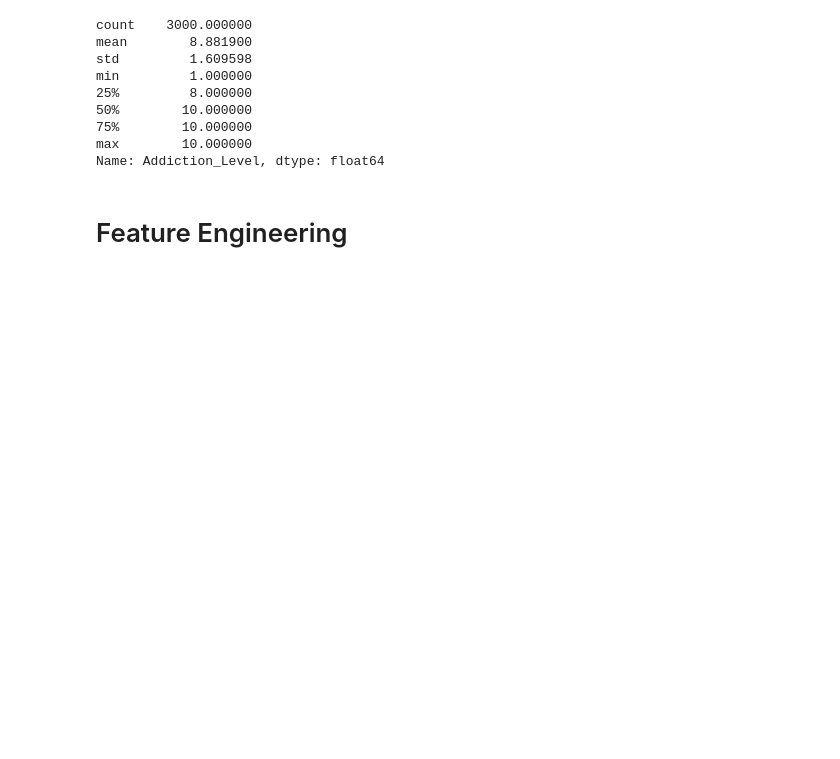
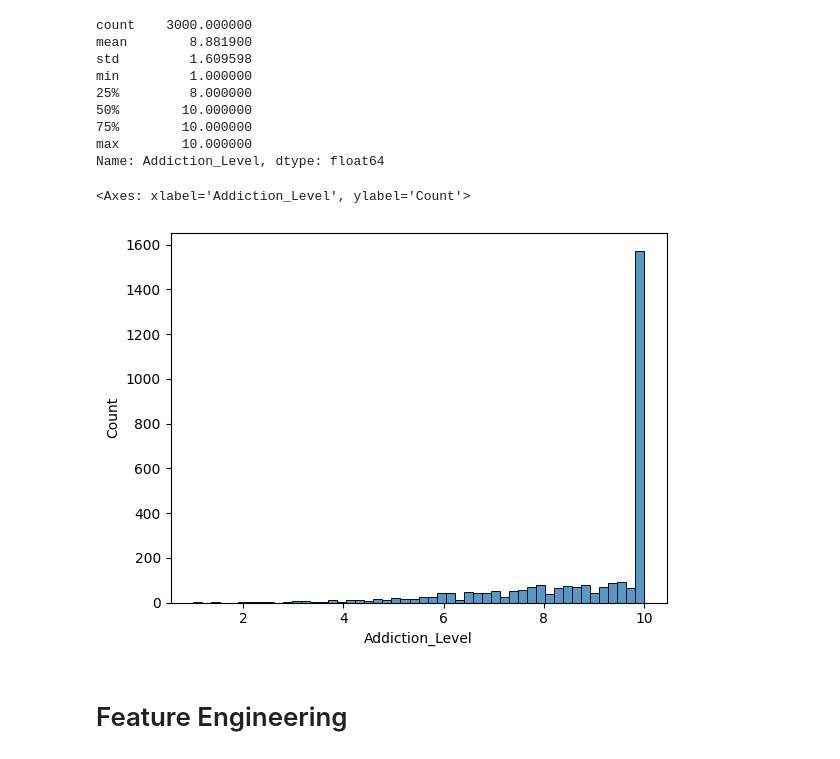
Before and after one commit to Agnes4Him/machine-learning-zoomcamp, a Jupyter notebook: midterm-project/mid-term.ipynb, the cells around one changed output. Drawn from its saved outputs; the diff is of its cells as text; code cells hidden in the pictures; blank space fills up the shorter version.

Commit message:
added a seaborn plot

```diff
--- a/midterm-project/mid-term.ipynb
+++ b/midterm-project/mid-term.ipynb
@@ -76,2 +81,7 @@ Name: Addiction_Level, dtype: float64
+# %%
+sns.histplot(df.Addiction_Level, bins=50)
+# %% [output]
+<Axes: xlabel='Addiction_Level', ylabel='Count'>
+[figure, added]
 # %% [markdown]
 # Feature Engineering
```
Also changed, not shown: parts of 2 cells of this notebook, 2 other files.
